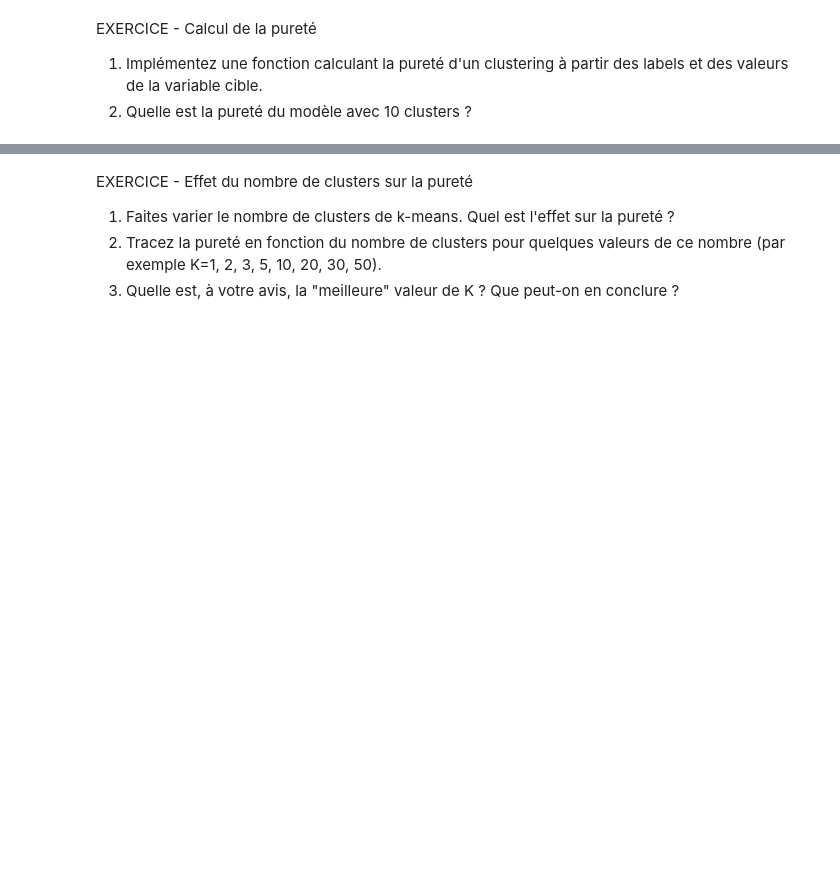
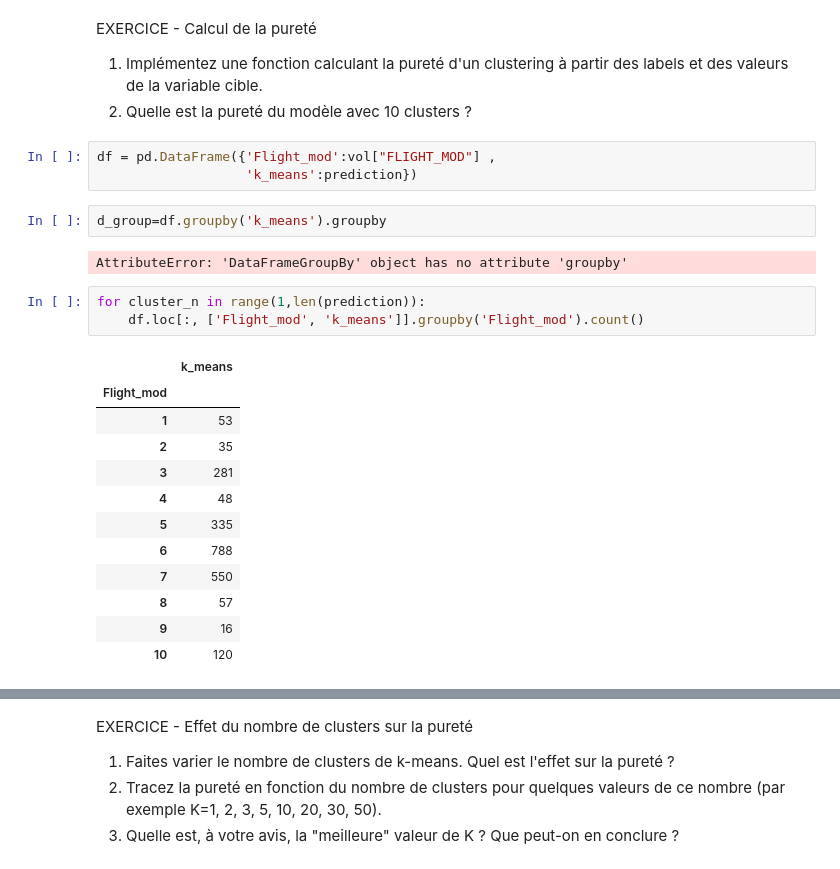
Before and after one commit to Thomasb-ing/TD-Stat-descriptive, a Jupyter notebook: TD2/TD2_BINET.ipynb, the cells around one changed output, grey strips where cells are left out. Drawn from its saved outputs; the diff is of its cells as text; blank space fills up the shorter version.

```diff
--- a/TD2/TD2_BINET.ipynb
+++ b/TD2/TD2_BINET.ipynb
@@ -419,6 +421,29 @@ Pour un partitionnement $\mathbf{Q} = \{Q_k\}, k = 1 \ldots K$ et en notant $\ma
 EXERCICE - Calcul de la pureté
 1. Implémentez une fonction calculant la pureté d'un clustering à partir des labels et des valeurs de la variable cible.
 2. Quelle est la pureté du modèle avec 10 clusters ?
+# %%
+df = pd.DataFrame({'Flight_mod':vol["FLIGHT_MOD"] ,
+                   'k_means':prediction})
+# %%
+d_group=df.groupby('k_means').groupby
+# %% [output]
+AttributeError: 'DataFrameGroupBy' object has no attribute 'groupby'
+# %%
+for cluster_n in range(1,len(prediction)):
+	df.loc[:, ['Flight_mod', 'k_means']].groupby('Flight_mod').count()
+# %% [output]
+|  | k_means |
+| Flight_mod |  |
+| 1 | 53 |
+| 2 | 35 |
+| 3 | 281 |
+| 4 | 48 |
+| 5 | 335 |
+| 6 | 788 |
+| 7 | 550 |
+| 8 | 57 |
+| 9 | 16 |
+| 10 | 120 |
 # %%
 # On rajoute la colonne prediction, puis groupby puis mode sur la colonne de phase de vol puis on compte
 def cluster_purity(labels, targets):
```
Also changed, not shown: parts of 3 cells of this notebook, 2 other files.
